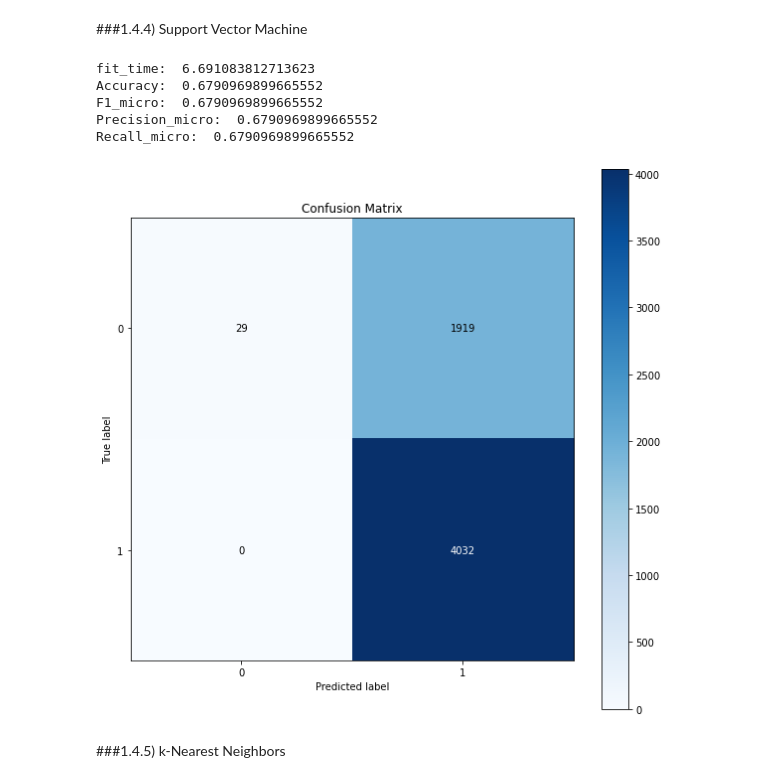
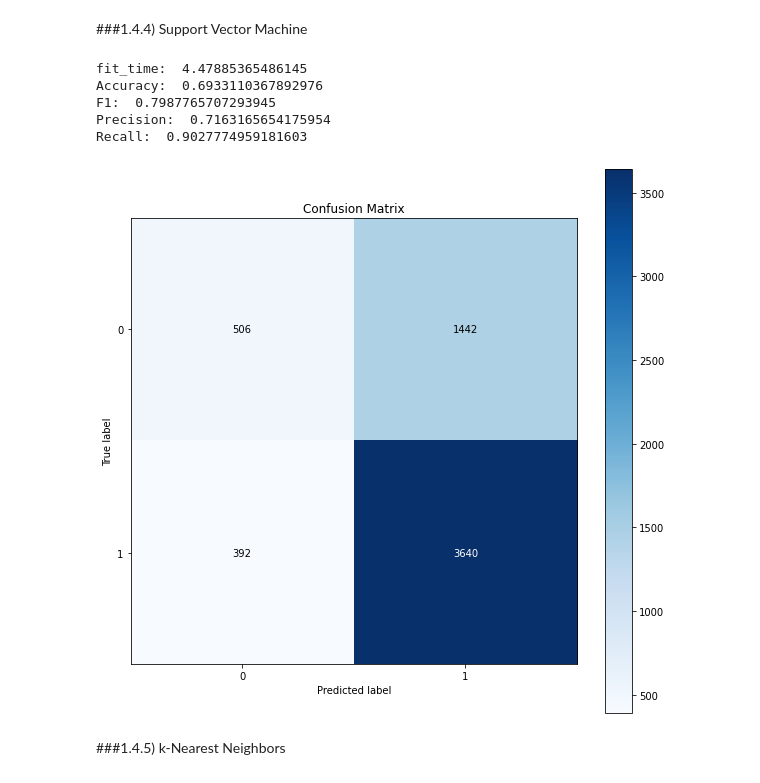
Before and after one commit to xDaryamo/NFR-Security-Extraction-Classification, a Jupyter notebook: NFR_Classification_Categorization_Tokenizer.ipynb, the cells around one changed output. Drawn from its saved outputs; the diff is of its cells as text; code cells hidden in the pictures.

```diff
--- a/NFR_Classification_Categorization_Tokenizer.ipynb
+++ b/NFR_Classification_Categorization_Tokenizer.ipynb
@@ -445,34 +468,34 @@ Recall_micro:  0.5908026755852843
 # %%
 X = sec_df["enc_all"].to_list()
 y = sec_df['Security']
 y = y.astype('int')
 
-svm = SVC(kernel='rbf', gamma=0.0001, C=10)
+svm = LinearSVC(penalty='l2',loss='squared_hinge', fit_intercept=True, dual= False, C=0.1)
 
 scoring = {'accuracy': 'accuracy',
-           'f1': 'f1_micro',
-           'precision': 'precision_micro',
-           'recall': 'recall_micro'}
+           'f1': 'f1',
+           'precision': 'precision',
+           'recall': 'recall'}
 svm_scores = cross_validate(svm, X, y, scoring=scoring, cv=cv)
 print("fit_time: ",np.mean(svm_scores['fit_time']))
 print("Accuracy: ",np.mean(svm_scores['test_accuracy']))
-print("F1_micro: ",np.mean(svm_scores['test_f1']))
-print("Precision_micro: ",np.mean(svm_scores['test_precision']))
-print("Recall_micro: ",np.mean(svm_scores['test_recall']))
+print("F1: ",np.mean(svm_scores['test_f1']))
+print("Precision: ",np.mean(svm_scores['test_precision']))
+print("Recall: ",np.mean(svm_scores['test_recall']))
 
 predictions = cross_val_predict(svm, X, y,cv=cv)
 
 fig, ax = plt.subplots(figsize=(10, 10))
 
 ax2 = skplt.metrics.plot_confusion_matrix(y, predictions,cmap=plt.cm.Blues, ax=ax)
 plt.show()
 # %% [output]
-fit_time:  6.691083812713623
-Accuracy:  0.6790969899665552
-F1_micro:  0.6790969899665552
-Precision_micro:  0.6790969899665552
-Recall_micro:  0.6790969899665552
+fit_time:  4.47885365486145
+Accuracy:  0.6933110367892976
+F1:  0.7987765707293945
+Precision:  0.7163165654175954
+Recall:  0.9027774959181603
-[figure, old version]
+[figure, new version]
 # %% [markdown]
 ###1.4.5) k-Nearest Neighbors
 # %%
```
Also changed, not shown: parts of 34 cells of this notebook.
